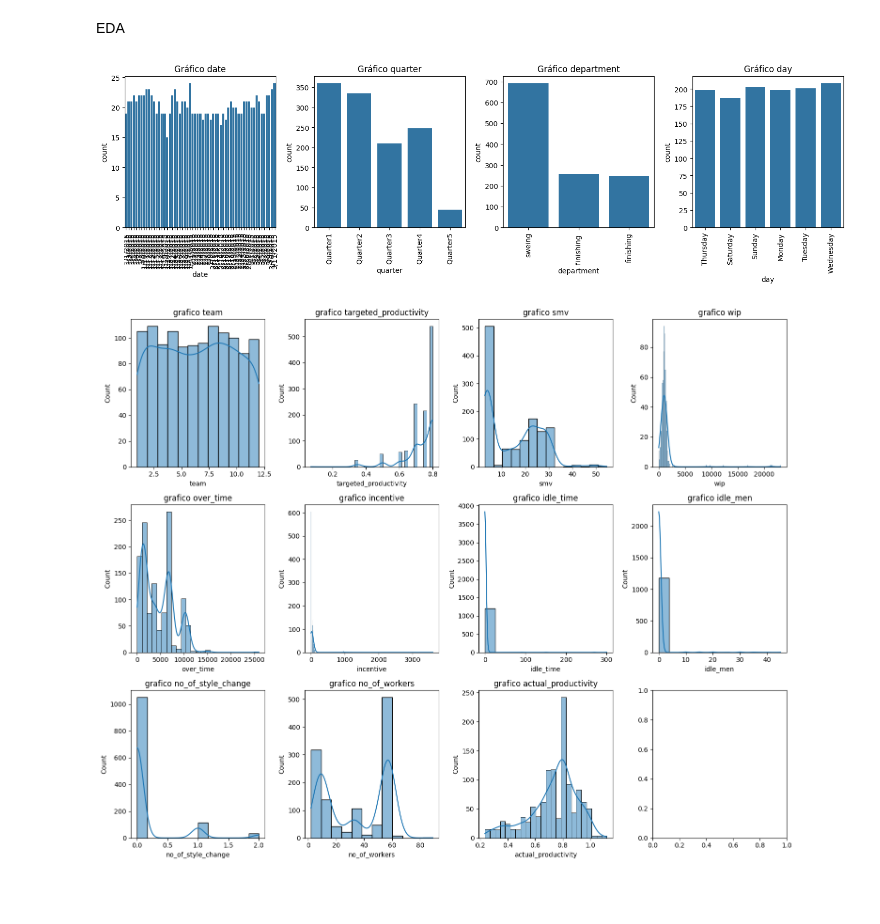
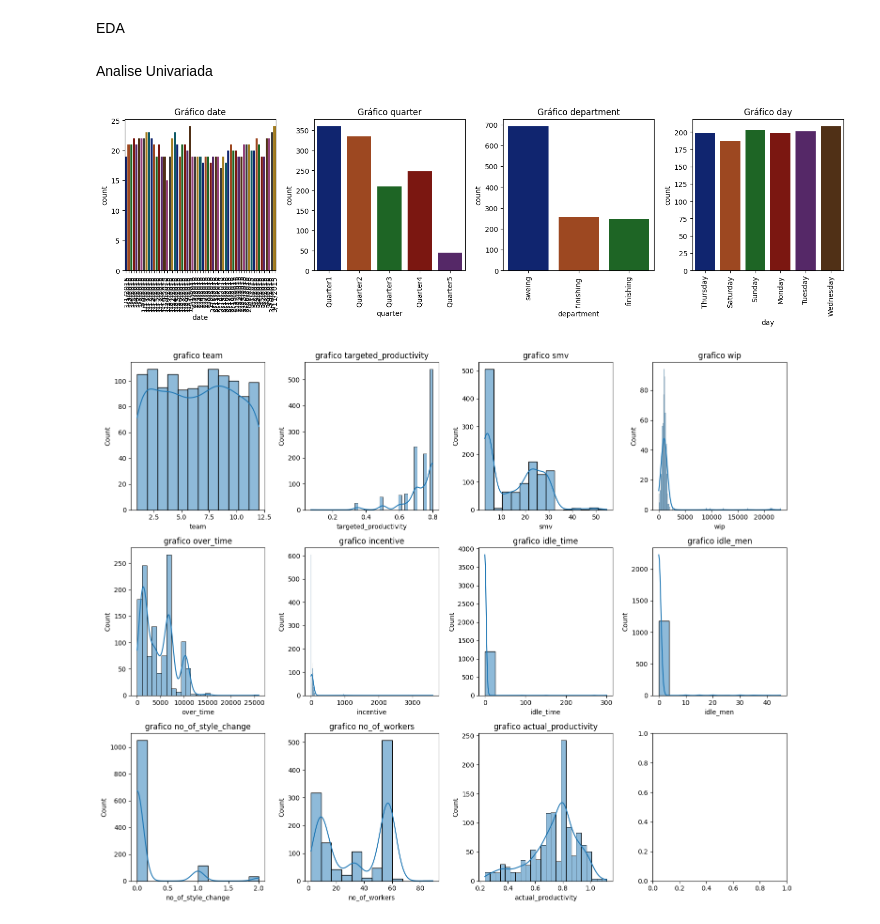
Before and after one commit to WesleySouza13/PRODUCTIVITY-PREDICTION-, a Jupyter notebook: Jupyter_notebook.ipynb, the cells around one changed output. Drawn from its saved outputs; the diff is of its cells as text; code cells hidden in the pictures; blank space fills up the shorter version.

```diff
--- a/Jupyter_notebook.ipynb
+++ b/Jupyter_notebook.ipynb
@@ -74,22 +95,24 @@ Quarter5     44
 Name: count, dtype: int64
 # %% [markdown]
 EDA
+# %% [markdown]
+Analise Univariada
 # %%
 num_col = df.select_dtypes(exclude='object').columns
 cat_col = df.select_dtypes(exclude='number').columns
 # %%
 fig, axes = plt.subplots(3, 4, figsize=(15, 12))
 axes = axes.flatten()
 for i, cat in enumerate(cat_col):
-    sns.countplot(data=df, x=cat, ax=axes[i])
+    sns.countplot(data=df, x=cat, ax=axes[i], palette='dark')
     axes[i].set_title(f'Gráfico {cat}')
     axes[i].tick_params(axis='x', rotation=90)
 for j in range(len(cat_col), 12):
     axes[j].set_visible(False)
 plt.tight_layout()
 plt.show()
 # %% [output]
-[figure, old version]
+[figure, new version]
 # %%
 fig, axes = plt.subplots(3, 4, figsize=(15, 12))
 axes = axes.flatten()
```
Also changed, not shown: parts of 15 cells of this notebook.
